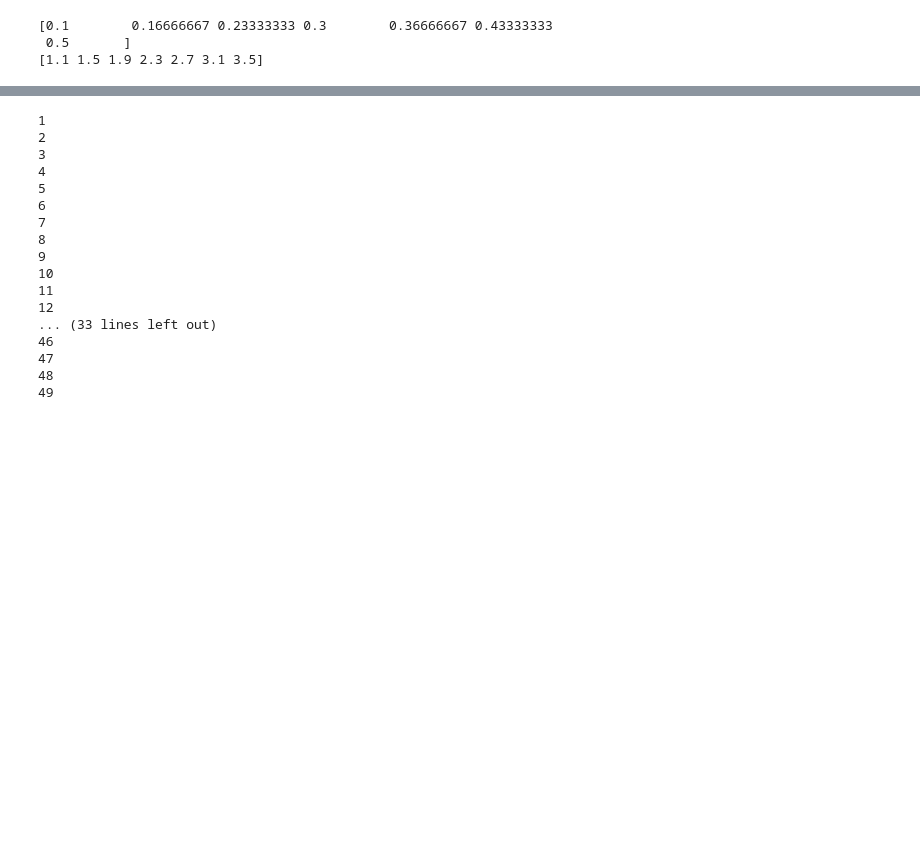
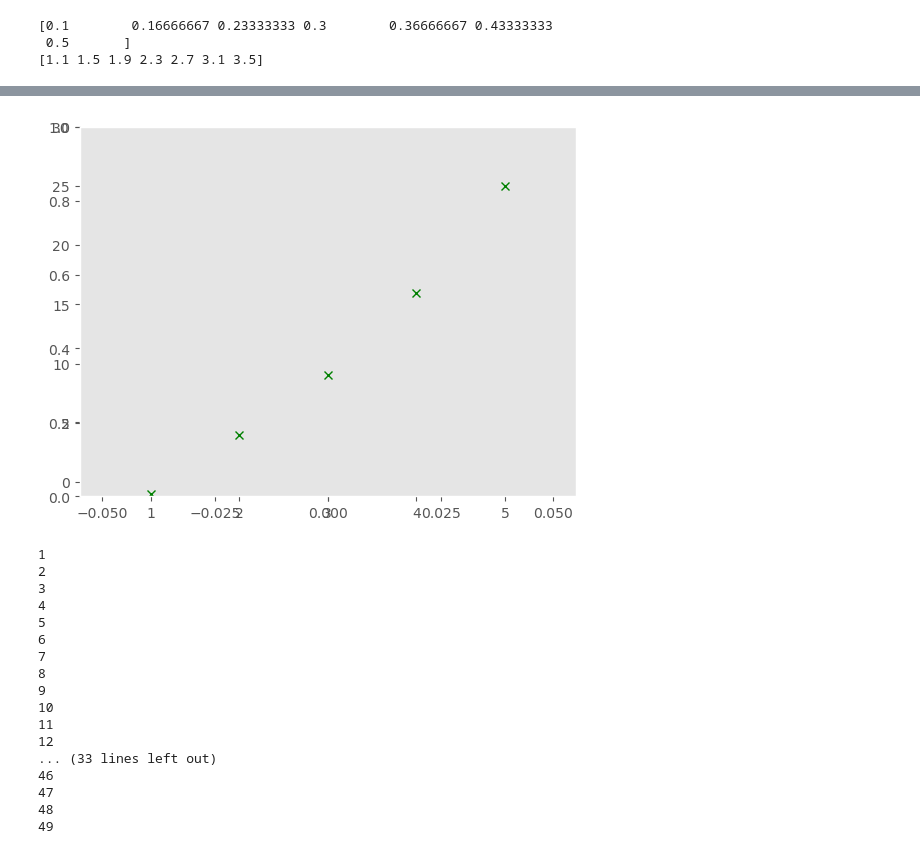
Before and after one commit to valentine-alia/BPE, a Jupyter notebook: anharmonic_ivp/concat_exp_2/analysis.ipynb, the cells around one changed output, grey strips where cells are left out. Saved outputs shown, nothing was run; the diff lists cells and outputs as text; code cells hidden in the pictures; blank space fills up the shorter version.

```diff
--- a/anharmonic_ivp/concat_exp_2/analysis.ipynb
+++ b/anharmonic_ivp/concat_exp_2/analysis.ipynb
@@ -128,3 +218,32 @@ plt.show()
+# %%
+# importing libraries
+import matplotlib.pyplot as plt
+
+# Y-axis Values
+y =[-1, 4, 9, 16, 25]
+
+# X-axis Values
+x =[1, 2, 3, 4, 5]
+
+plt.locator_params(axis ='x', nbins = 5)
+
+# adding grid to the plot
+axes = plt.axes()
+axes.grid()
+
+# defining the plot
+plt.plot(x, y, 'mx', color ='green')
+
+# range of y-axis in the plot
+plt.ylim(ymin =-1.2, ymax = 30)
+
+# Set the margins
+plt.margins(0.2)
+
+# printing the plot
+plt.show()
+# %% [output]
+[figure, added]
 # %%
 from n_dim_Del_integral import Del_integral_n_dim #(vp, true_value, n_samples, num_clusts, lower_thresh_const):
 count = 0
```
Also changed, not shown: parts of 7 cells of this notebook, 4 other files.
